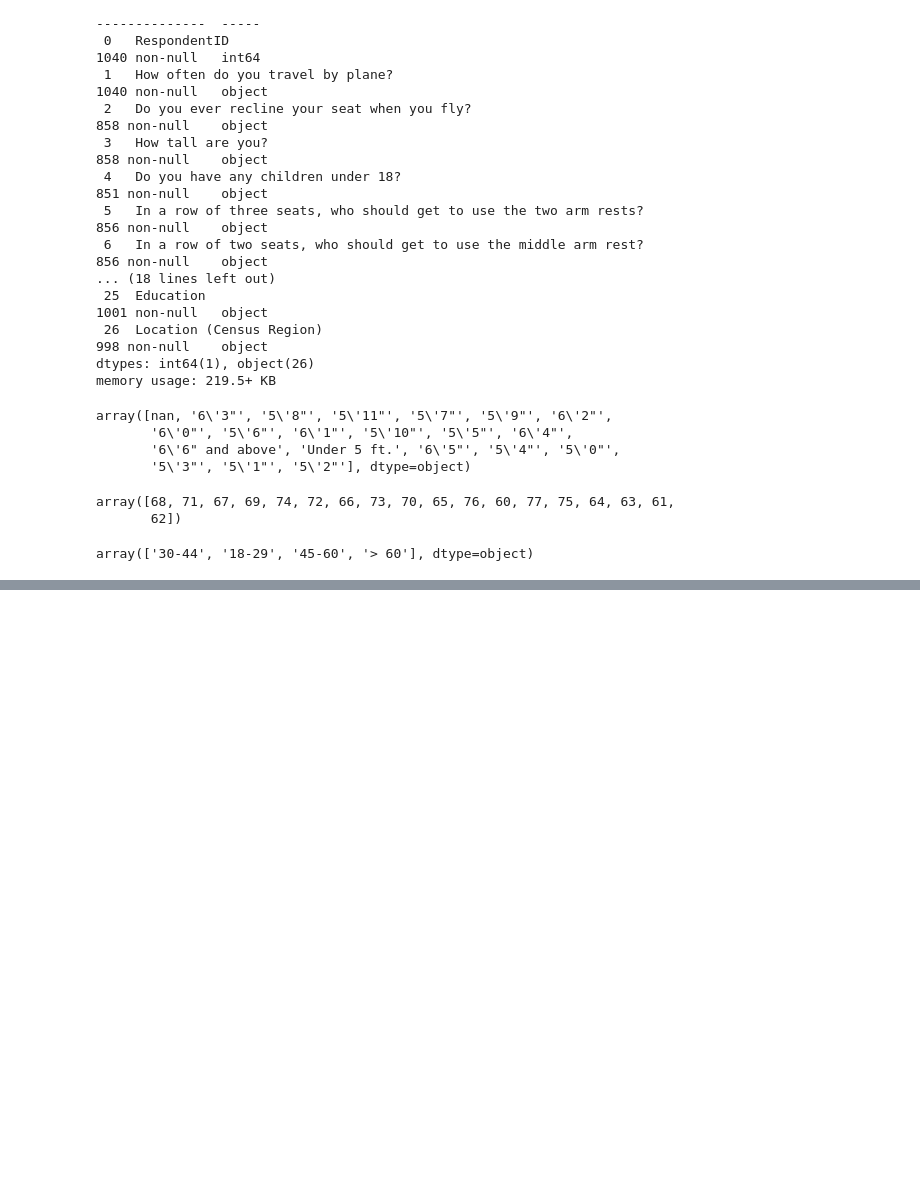
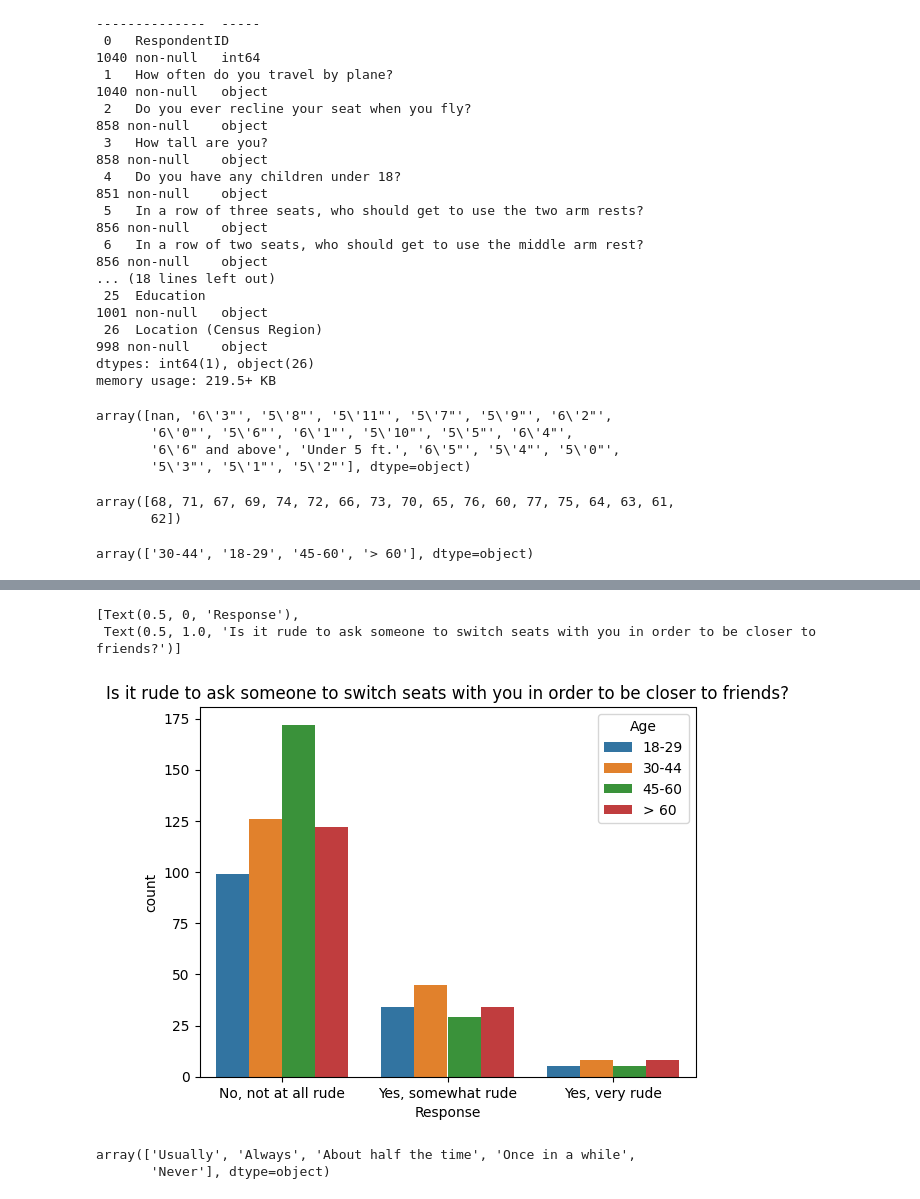
Before and after one commit to briangullen/flying_etiquette_survey, a Jupyter notebook: flying_etiquette.ipynb, the cells around one changed output, grey strips where cells are left out. Saved outputs shown, nothing was run; the diff lists cells and outputs as text; code cells hidden in the pictures; blank space fills up the shorter version.

```diff
--- a/flying_etiquette.ipynb
+++ b/flying_etiquette.ipynb
@@ -72,0 +73,13 @@ sns.countplot(data=flying_df, x='Age', order=ordered_ages,).set(title='Survey Ag
+# %%
+rude_question = 'Is it rude to ask someone to switch seats with you in order to be closer to friends?'
+sns.countplot(data=flying_df, x=rude_question, hue='Age', hue_order=ordered_ages).set(xlabel='Response', title=rude_question)
+# %% [output]
+[Text(0.5, 0, 'Response'),
+ Text(0.5, 1.0, 'Is it rude to ask someone to switch seats with you in order to be closer to friends?')]
+[figure, added]
+# %%
+recline_ques = 'Do you ever recline your seat when you fly?'
+flying_df[recline_ques].unique()
+# %% [output]
+array(['Usually', 'Always', 'About half the time', 'Once in a while',
+       'Never'], dtype=object)
```
Also changed, not shown: parts of 2 cells of this notebook.
